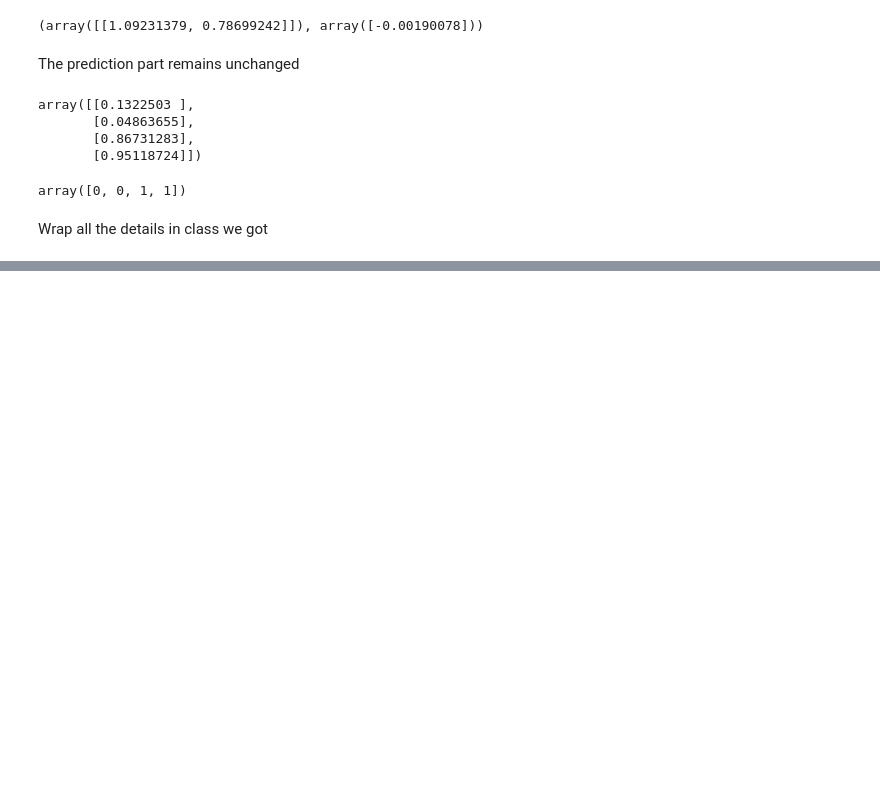
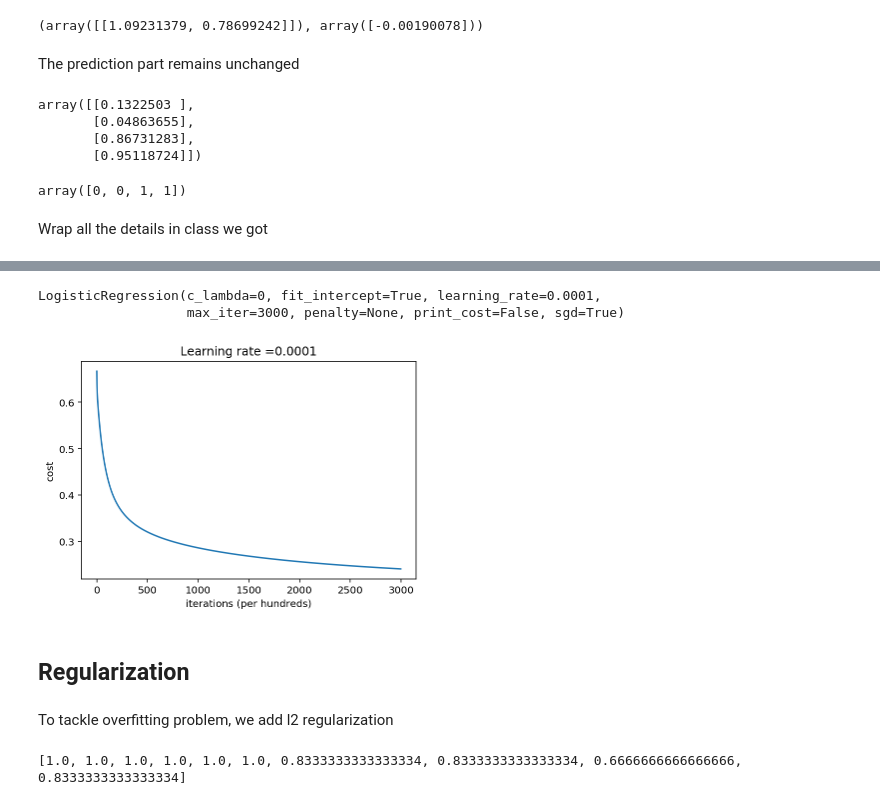
Before and after one commit to nickyfoto/learn, a Jupyter notebook: logistic_regression.ipynb, the cells around one changed output, grey strips where cells are left out. Cells and saved outputs as stored; diff of their text form; code cells hidden in the pictures; blank space fills up the shorter version.

```diff
--- a/logistic_regression.ipynb
+++ b/logistic_regression.ipynb
@@ -244,0 +266,13 @@ array([0, 0, 1, 1])
+# %%
+X, y = datasets.load_iris(return_X_y=True)
+clf = LogisticRegression(print_cost = False, max_iter=3e3, learning_rate=1e-4, sgd=True)
+clf.fit(X, y)
+plot_costs(clf)
+# %% [output]
+LogisticRegression(c_lambda=0, fit_intercept=True, learning_rate=0.0001,
+                   max_iter=3000, penalty=None, print_cost=False, sgd=True)
+[figure, added]
+# %% [markdown]
+## Regularization
+# %% [markdown]
+To tackle overfitting problem, we add l2 regularization
@@ -244,0 +292,4 @@ array([0, 0, 1, 1])
+# %%
+print(scores)
+# %% [output]
+[1.0, 1.0, 1.0, 1.0, 1.0, 1.0, 0.8333333333333334, 0.8333333333333334, 0.6666666666666666, 0.8333333333333334]
```
Also changed, not shown: parts of 6 cells of this notebook, 3 other files.
